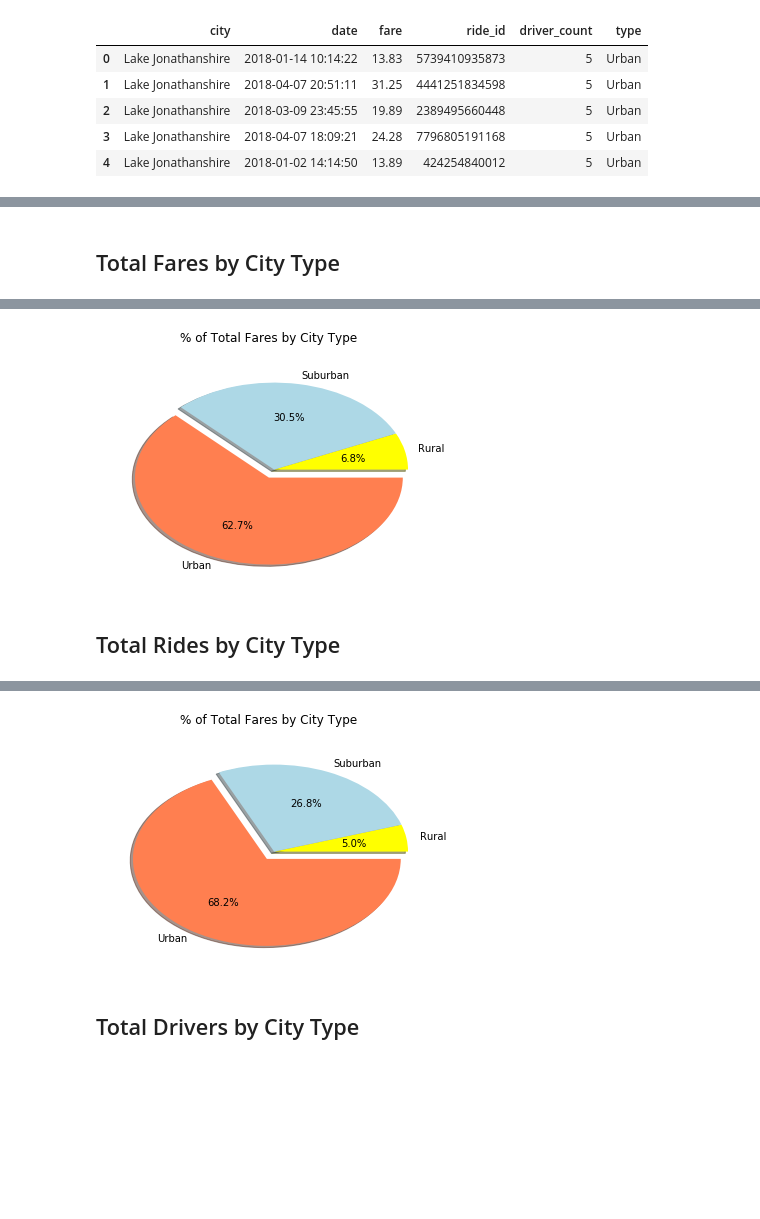
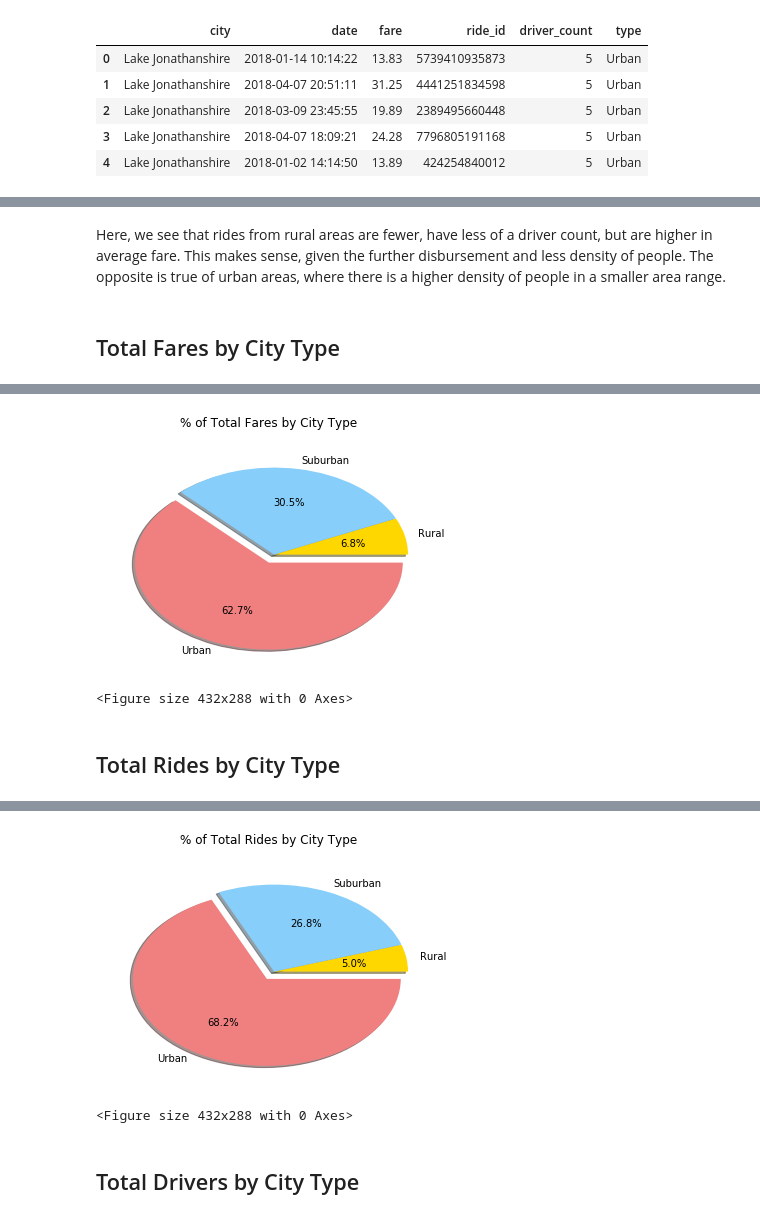
Before and after one commit to hollybergen/Data_Science_Projects, a Jupyter notebook: Homework5_MatPlotLib/Pyber/Pyber_Solved.ipynb, the cells around one changed output, grey strips where cells are left out. Drawn from its saved outputs; the diff is of its cells as text; code cells hidden in the pictures; blank space fills up the shorter version.

```diff
--- a/Homework5_MatPlotLib/Pyber/Pyber_Solved.ipynb
+++ b/Homework5_MatPlotLib/Pyber/Pyber_Solved.ipynb
@@ -96,3 +94,5 @@ plt.show()
+# %% [markdown]
+Here, we see that rides from rural areas are fewer, have less of a driver count, but are higher in average fare. This makes sense, given the further disbursement and less density of people. The opposite is true of urban areas, where there is a higher density of people in a smaller area range.
 # %% [markdown]
 ## Total Fares by City Type
 # %% [markdown]
@@ -122,15 +122,20 @@ percentages.style.format({"ride_id":"{:.2%}"})
 #------------Build Pie Chart-----------#
 #--------------------------------------#
 
-colors = ["yellow","lightblue",'coral']
+colors = ["gold","lightskyblue","lightcoral"]
 explode = [0.0, 0.0, 0.1]
 pie = percentages.plot(kind = "pie", colors = colors, subplots = True, explode = explode, autopct="%1.1f%%",
                        shadow = True, title = "% of Total Fares by City Type", legend = None)
 plt.axes().set_ylabel('')
-#plt.axis("equal")
+
+# Show plot
 plt.show()
+
+# Save Figure
+plt.savefig("Images/PercentTotalFares.png")
 # %% [output]
-[figure, old version]
+[figure, new version]
+<Figure size 432x288 with 0 Axes>
 # %% [markdown]
 ## Total Rides by City Type
 # %% [markdown]
@@ -144,31 +149,36 @@ Save Figure
 # %%
 #--------------------------------------#
 #------Calculate Type Percentages------#
 #--------------------------------------#
 
 # First, gather only variables included. Then group by Type, count rides for each type, get total,
 # and divide the count of each by total for percentages.
 
 total_rides_df = combined_df[['type','ride_id']]
 total_rides_grouped = total_rides_df.groupby(['type'])
 rides_each = total_rides_grouped.sum()
 total = rides_each.sum()
 percentages = rides_each/total
 percentages.style.format({"ride_id":"{:.2%}"})
 
 #--------------------------------------#
 #------------Build Pie Chart-----------#
 #--------------------------------------#
 
-colors = ["yellow","lightblue",'coral']
+colors = ["gold","lightskyblue","lightcoral"]
 explode = [0.0, 0.0, 0.1]
 pie = percentages.plot(kind = "pie", colors = colors, subplots = True, explode = explode, autopct="%1.1f%%",
-                       shadow = True, title = "% of Total Fares by City Type", legend = None)
+                       shadow = True, title = "% of Total Rides by City Type", legend = None)
 plt.axes().set_ylabel('')
-#plt.axis("equal")
+
+# Show Plot
 plt.show()
+
+# Save Figure
+plt.savefig("Images/PercentTotalRides.png")
 # %% [output]
-[figure, old version]
+[figure, new version]
+<Figure size 432x288 with 0 Axes>
 # %% [markdown]
 ## Total Drivers by City Type
 # %% [markdown]
```
Also changed, not shown: parts of 7 cells of this notebook, 4 other files.
